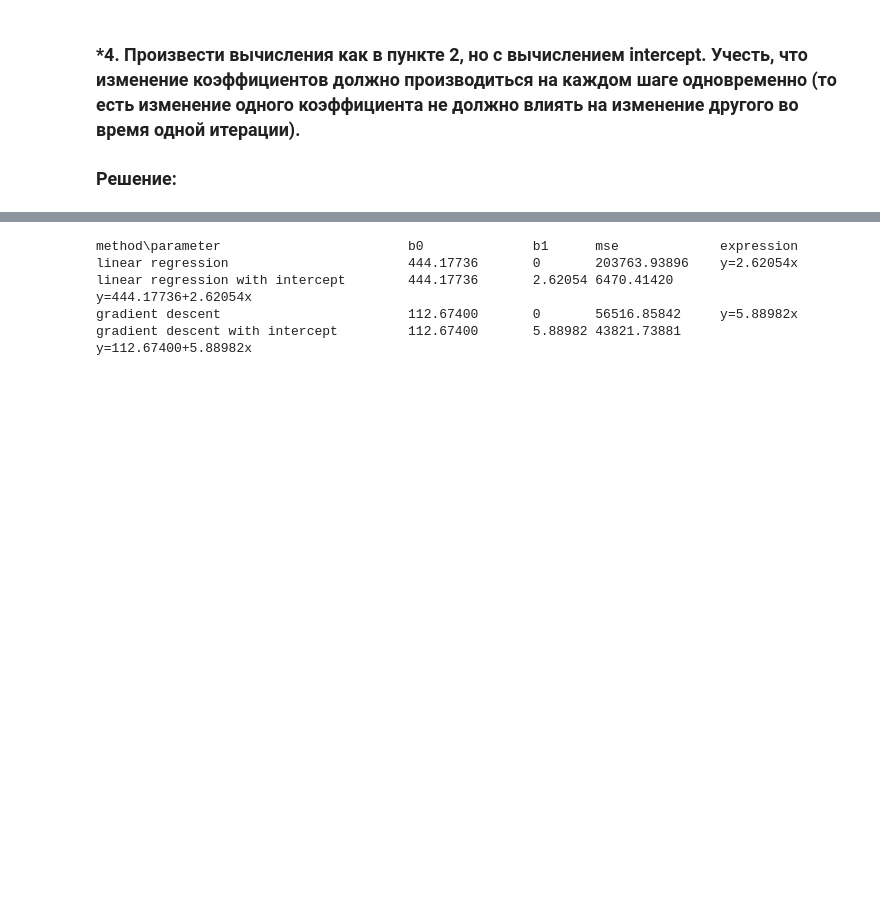
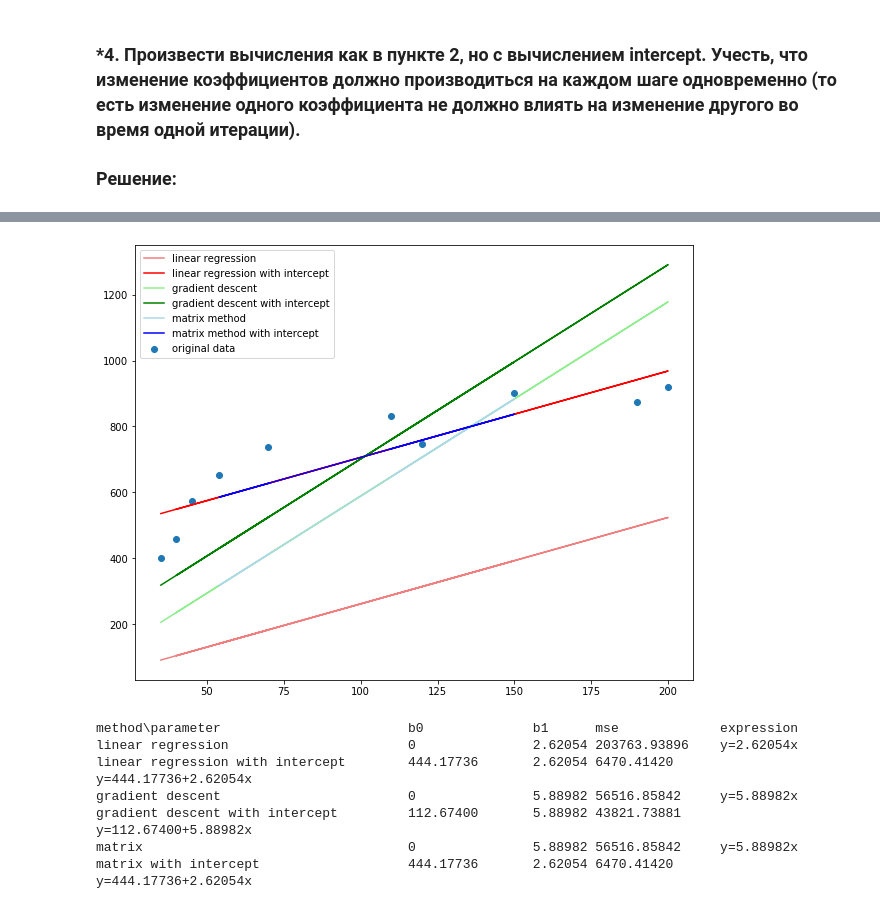
Before and after one commit to AlexanderKonstantinov/mathstat, a Jupyter notebook: lesson 7.ipynb, the cells around one changed output, grey strips where cells are left out. Cells and saved outputs as stored; diff of their text form; code cells hidden in the pictures; blank space fills up the shorter version.

```diff
--- a/lesson 7.ipynb
+++ b/lesson 7.ipynb
@@ -172,14 +172,48 @@ plt.show()
+# %%
+X1 = x.reshape((n, 1))
+Y1 = y.reshape((n, 1))
+
+#X1 = np.hstack([np.ones((n, 1)), X1])
+B1 = np.dot(np.linalg.inv(np.dot(X1.T, X1)), X1.T@Y1)
+
+X0 = x.reshape((n, 1))
+Y0 = y.reshape((n, 1))
+
+X0 = np.hstack([np.ones((n, 1)), X0])
+B0 = np.dot(np.linalg.inv(np.dot(X0.T, X0)), X0.T@Y0)
+# %%
+plt.figure(figsize=(10, 8))
+
+plt.scatter(x, y, label='original data')
+
+plt.plot(x, y_hat_1, color='lightcoral', label='linear regression')
+plt.plot(x[:n // 2], y_hat_0[:n // 2], color='red', label='linear regression with intercept')
+
+plt.plot(x[:n // 2], x[:n // 2] * b1, color='lightgreen', label='gradient descent')
+plt.plot(x, b0 + b1 * x, color='green', label='gradient descent with intercept')
+
+plt.plot(x[n // 2:], x[n // 2:] * B1[0], color='lightblue', label='matrix method')
+plt.plot(x[n // 2:], B0[0] + B0[1] * x[n // 2:], color='blue', label='matrix method with intercept')
+
+plt.legend(loc="upper left")
+plt.show()
+# %% [output]
+[figure, added]
 # %%
 print(f'''
 method\parameter\t\t\tb0\t\tb1\tmse\t\texpression
-linear regression\t\t\t{b_0:.5f}\t{0}\t{mse(y, b_1 * x):.5f}\ty={b_1:.5f}x
+linear regression\t\t\t{0}\t\t{b_1:.5f}\t{mse(y, b_1 * x):.5f}\ty={b_1:.5f}x
 linear regression with intercept\t{b_0:.5f}\t{b_1:.5f}\t{mse(y, b_0 + b_1 * x):.5f}\ty={b_0:.5f}+{b_1:.5f}x
-gradient descent\t\t\t{b0:.5f}\t{0}\t{mse(y, b1 * x):.5f}\ty={b1:.5f}x
+gradient descent\t\t\t{0}\t\t{b1:.5f}\t{mse(y, b1 * x):.5f}\ty={b1:.5f}x
 gradient descent with intercept\t\t{b0:.5f}\t{b1:.5f}\t{mse(y, b0 + b1 * x):.5f}\ty={b0:.5f}+{b1:.5f}x
+matrix\t\t\t\t\t{0}\t\t{B1[0, 0]:.5f}\t{mse(y, B1[0, 0] * x):.5f}\ty={B1[0, 0]:.5f}x
+matrix with intercept\t\t\t{B0[0, 0]:.5f}\t{B0[1, 0]:.5f}\t{mse(y, B0[0, 0] + B0[1, 0] * x):.5f}\ty={B0[0, 0]:.5f}+{B0[1, 0]:.5f}x
 ''')
 # %% [output]
 method\parameter                        b0              b1      mse             expression
-linear regression                       444.17736       0       203763.93896    y=2.62054x
+linear regression                       0               2.62054 203763.93896    y=2.62054x
 linear regression with intercept        444.17736       2.62054 6470.41420      y=444.17736+2.62054x
-gradient descent                        112.67400       0       56516.85842     y=5.88982x
+gradient descent                        0               5.88982 56516.85842     y=5.88982x
 gradient descent with intercept         112.67400       5.88982 43821.73881     y=112.67400+5.88982x
+matrix                                  0               5.88982 56516.85842     y=5.88982x
+matrix with intercept                   444.17736       2.62054 6470.41420      y=444.17736+2.62054x
```
Also changed, not shown: parts of 5 cells of this notebook.
